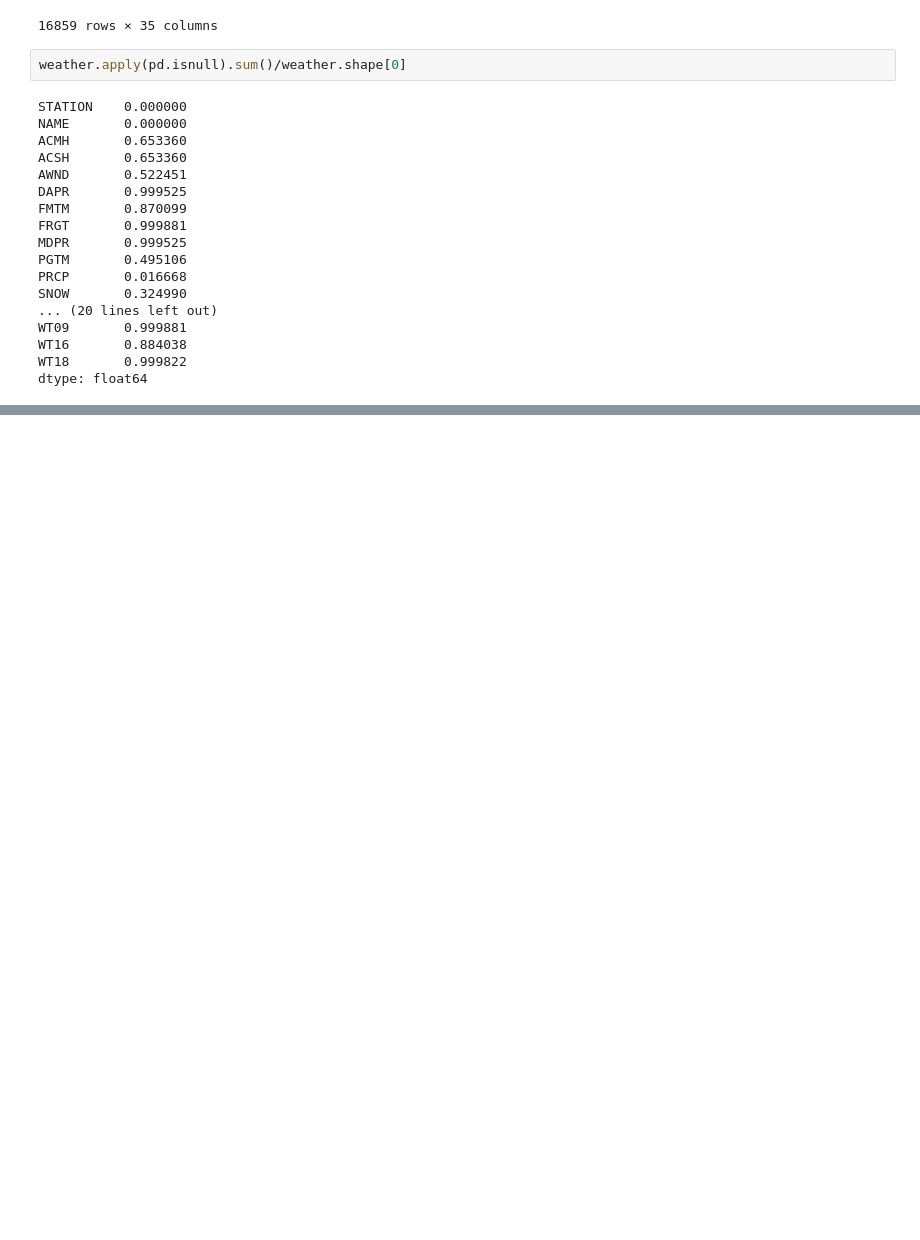
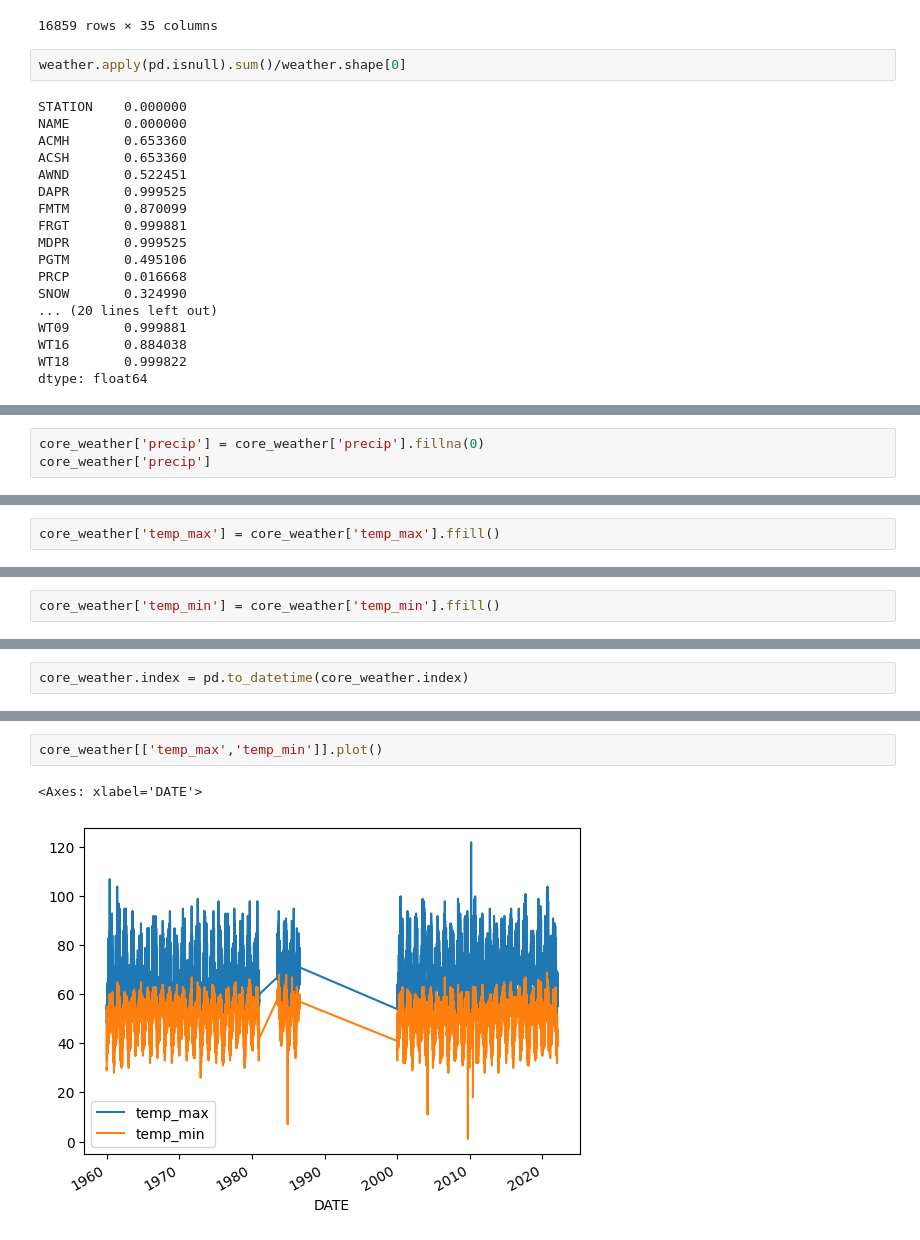
Before and after one commit to SkylarHuang55/Machine-Learning-Projects, a Jupyter notebook: Weather Prediction/Weather Prediction.ipynb, the cells around one changed output, grey strips where cells are left out. Cells and saved outputs as stored; diff of their text form; blank space fills up the shorter version.

```diff
--- a/Weather Prediction/Weather Prediction.ipynb
+++ b/Weather Prediction/Weather Prediction.ipynb
@@ -40,0 +119,3 @@ dtype: float64
+# %%
+core_weather['precip'] = core_weather['precip'].fillna(0)
+core_weather['precip']
@@ -40,0 +166,2 @@ dtype: float64
+# %%
+core_weather['temp_max'] = core_weather['temp_max'].ffill()
@@ -40,0 +183,2 @@ dtype: float64
+# %%
+core_weather['temp_min'] = core_weather['temp_min'].ffill()
@@ -40,0 +199,2 @@ dtype: float64
+# %%
+core_weather.index = pd.to_datetime(core_weather.index)
@@ -40,0 +219,5 @@ dtype: float64
+# %%
+core_weather[['temp_max','temp_min']].plot()
+# %% [output]
+<Axes: xlabel='DATE'>
+[figure, added]
```
Also changed, not shown: parts of 31 cells of this notebook.
